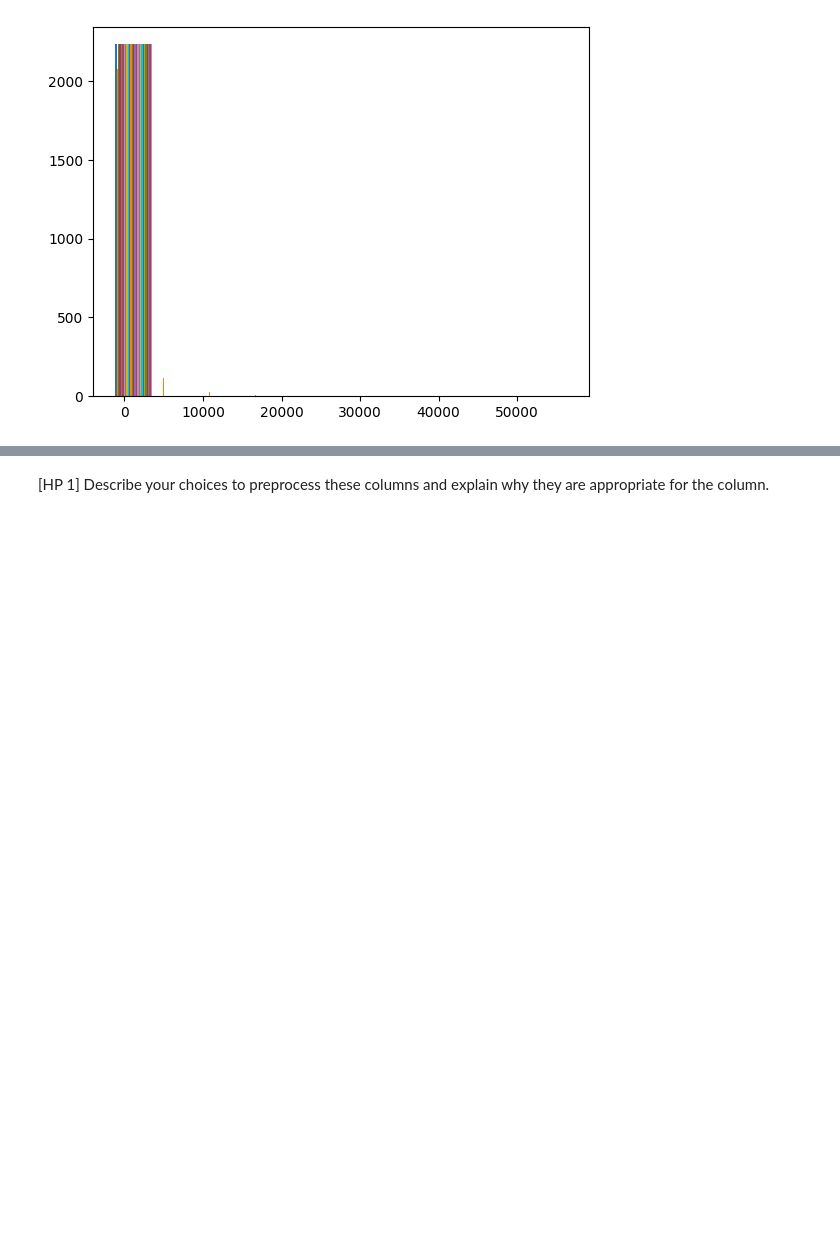
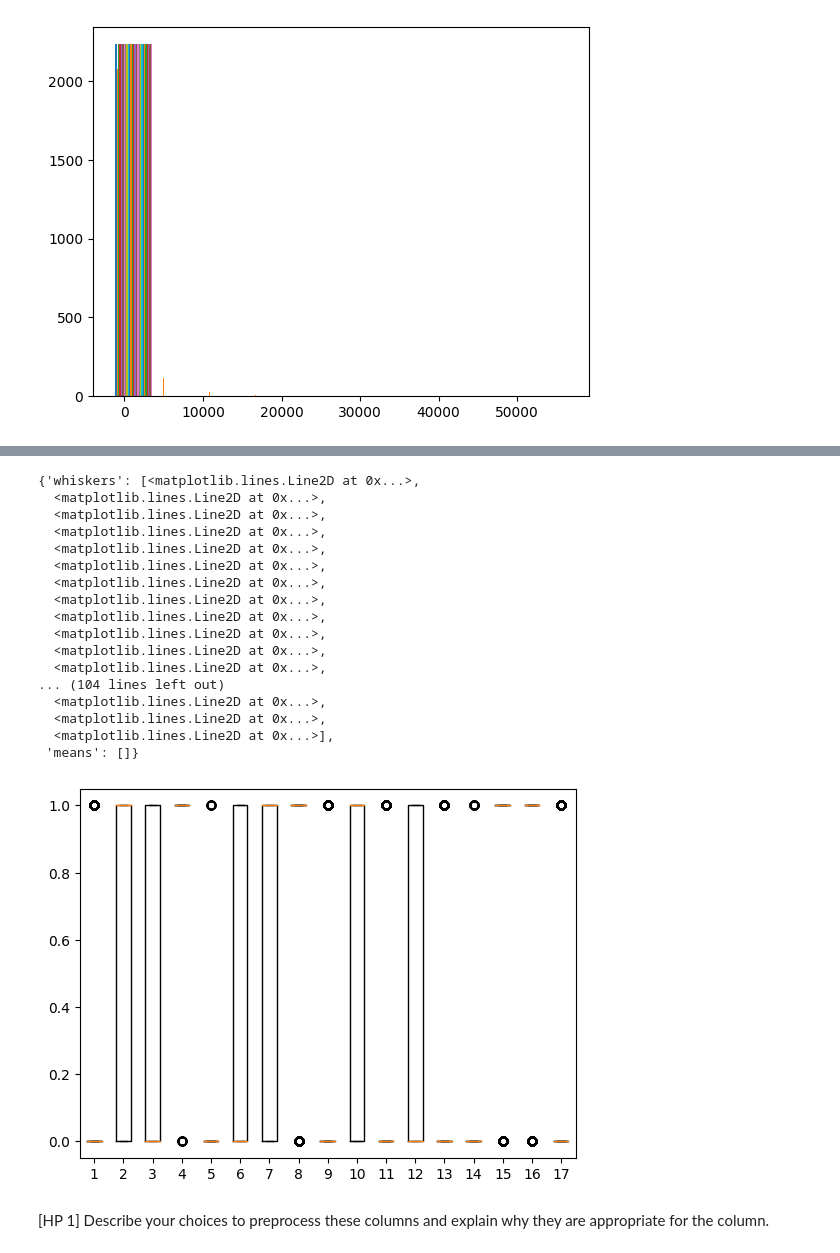
Before and after one commit to ankitajaswal/Cmpe255, a Jupyter notebook: HW1/HW1 Part 2.ipynb, the cells around one changed output, grey strips where cells are left out. Saved outputs shown, nothing was run; the diff lists cells and outputs as text; code cells hidden in the pictures; blank space fills up the shorter version.

```diff
--- a/HW1/HW1 Part 2.ipynb
+++ b/HW1/HW1 Part 2.ipynb
@@ -620,3 +661,24 @@ plt.hist(df_encoded)
+# %%
+plt.boxplot(df_ohe)
+# %% [output]
+{'whiskers': [<matplotlib.lines.Line2D at 0x...>,
+  <matplotlib.lines.Line2D at 0x...>,
+  <matplotlib.lines.Line2D at 0x...>,
+  <matplotlib.lines.Line2D at 0x...>,
+  <matplotlib.lines.Line2D at 0x...>,
+  <matplotlib.lines.Line2D at 0x...>,
+  <matplotlib.lines.Line2D at 0x...>,
+  <matplotlib.lines.Line2D at 0x...>,
+  <matplotlib.lines.Line2D at 0x...>,
+  <matplotlib.lines.Line2D at 0x...>,
+  <matplotlib.lines.Line2D at 0x...>,
+  <matplotlib.lines.Line2D at 0x...>,
+... (104 lines left out)
+  <matplotlib.lines.Line2D at 0x...>,
+  <matplotlib.lines.Line2D at 0x...>,
+  <matplotlib.lines.Line2D at 0x...>],
+ 'means': []}
+[figure, added]
 # %% [markdown]
 [HP 1] Describe your choices to preprocess these columns and explain why they are appropriate for the column.
 # %% [markdown]
```
Also changed, not shown: parts of 4 cells of this notebook.
